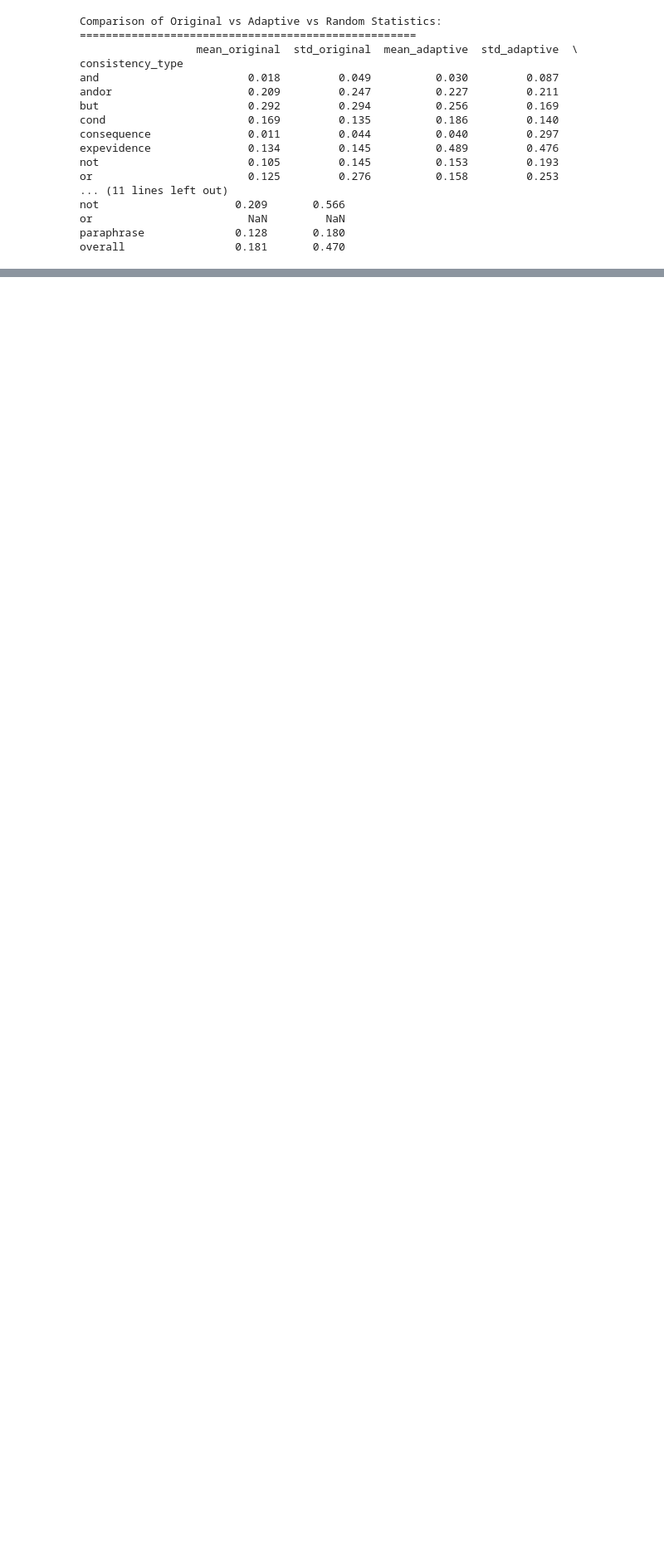
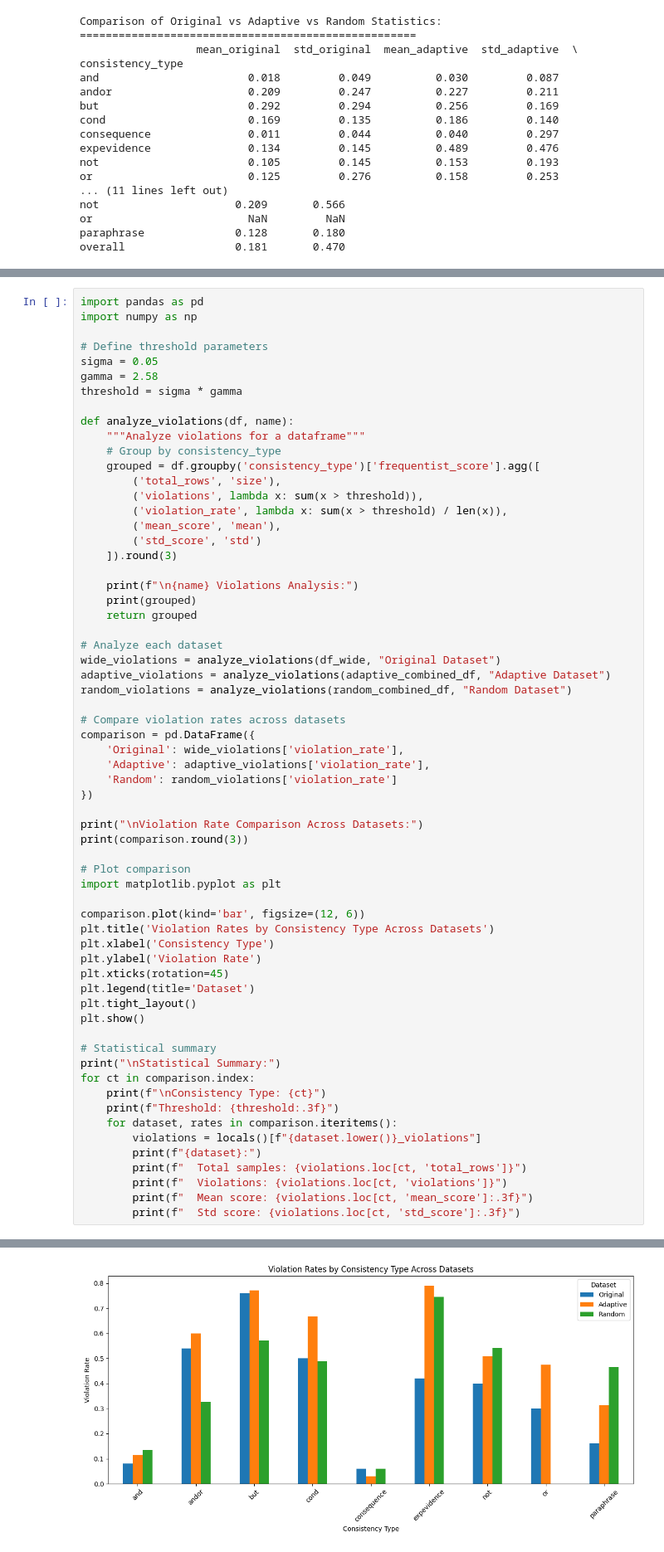
Before and after one commit to davisrbr/adaptive_evals, a Jupyter notebook: logs/consistency_logs_processing.ipynb, the cells around one changed output, grey strips where cells are left out. Shown: that part at 83% size. Drawn from its saved outputs; the diff is of its cells as text; blank space fills up the shorter version.

```diff
--- a/logs/consistency_logs_processing.ipynb
+++ b/logs/consistency_logs_processing.ipynb
@@ -585,0 +836,64 @@ plt.show()
+# %%
+import pandas as pd
+import numpy as np
+
+# Define threshold parameters
+sigma = 0.05
+gamma = 2.58
+threshold = sigma * gamma
+
+def analyze_violations(df, name):
+    """Analyze violations for a dataframe"""
+    # Group by consistency_type
+    grouped = df.groupby('consistency_type')['frequentist_score'].agg([
+        ('total_rows', 'size'),
+        ('violations', lambda x: sum(x > threshold)),
+        ('violation_rate', lambda x: sum(x > threshold) / len(x)),
+        ('mean_score', 'mean'),
+        ('std_score', 'std')
+    ]).round(3)
+
+    print(f"\n{name} Violations Analysis:")
+    print(grouped)
+    return grouped
+
+# Analyze each dataset
+wide_violations = analyze_violations(df_wide, "Original Dataset")
+adaptive_violations = analyze_violations(adaptive_combined_df, "Adaptive Dataset")
+random_violations = analyze_violations(random_combined_df, "Random Dataset")
+
+# Compare violation rates across datasets
+comparison = pd.DataFrame({
+    'Original': wide_violations['violation_rate'],
+    'Adaptive': adaptive_violations['violation_rate'],
+    'Random': random_violations['violation_rate']
+})
+
+print("\nViolation Rate Comparison Across Datasets:")
+print(comparison.round(3))
+
+# Plot comparison
+import matplotlib.pyplot as plt
+
+comparison.plot(kind='bar', figsize=(12, 6))
+plt.title('Violation Rates by Consistency Type Across Datasets')
+plt.xlabel('Consistency Type')
+plt.ylabel('Violation Rate')
+plt.xticks(rotation=45)
+plt.legend(title='Dataset')
+plt.tight_layout()
+plt.show()
+
+# Statistical summary
+print("\nStatistical Summary:")
+for ct in comparison.index:
+    print(f"\nConsistency Type: {ct}")
+    print(f"Threshold: {threshold:.3f}")
+    for dataset, rates in comparison.iteritems():
+        violations = locals()[f"{dataset.lower()}_violations"]
+        print(f"{dataset}:")
+        print(f"  Total samples: {violations.loc[ct, 'total_rows']}")
+        print(f"  Violations: {violations.loc[ct, 'violations']}")
+        print(f"  Mean score: {violations.loc[ct, 'mean_score']:.3f}")
+        print(f"  Std score: {violations.loc[ct, 'std_score']:.3f}")
+# %% [output]
@@ -585,0 +917 @@ plt.show()
+[figure, added]
```
Also changed, not shown: parts of 30 cells of this notebook, 38 other files.
